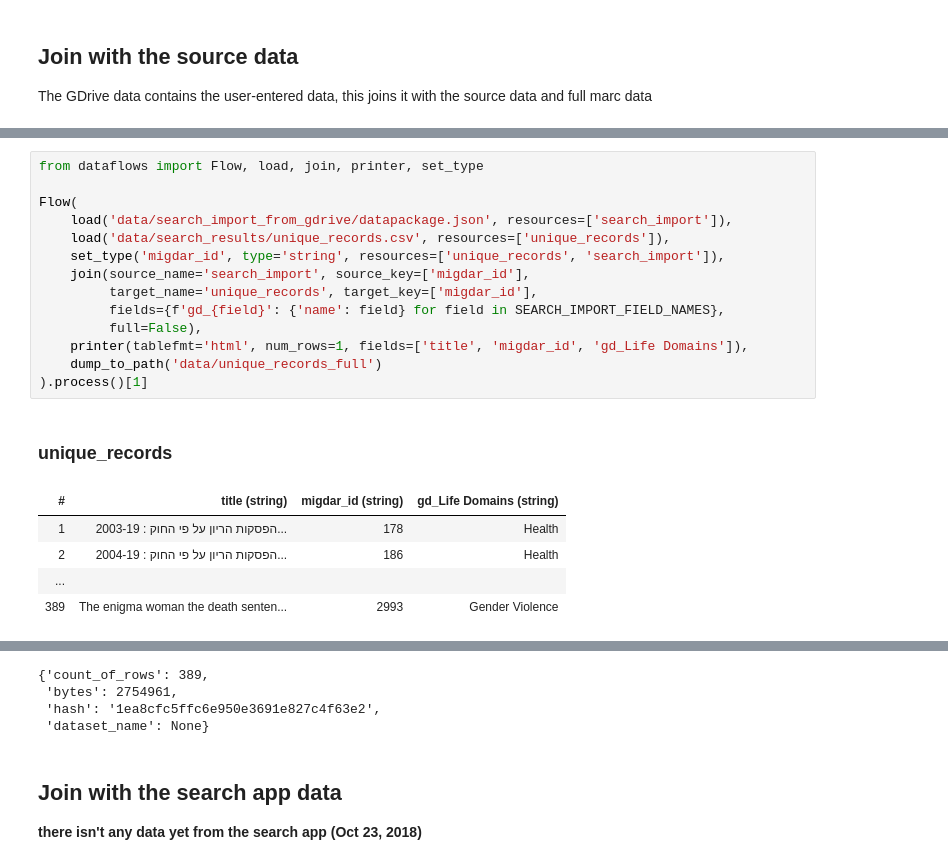
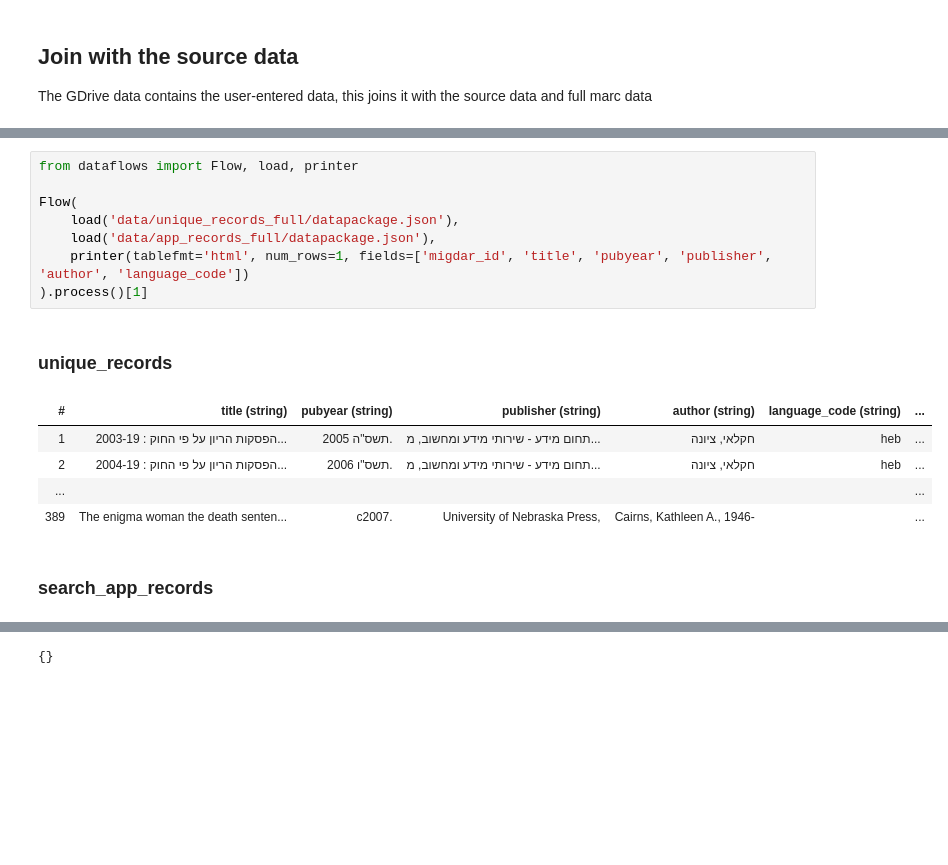
Before and after one commit to hasadna/migdar-data-pipelines, a Jupyter notebook: QUICKSTART.ipynb, the cells around one changed output, grey strips where cells are left out. Drawn from its saved outputs; the diff is of its cells as text; blank space fills up the shorter version.

```diff
--- a/QUICKSTART.ipynb
+++ b/QUICKSTART.ipynb
@@ -176,21 +80,16 @@ The GDrive data contains the user-entered data, this joins it with the source da
 # %%
-from dataflows import Flow, load, join, printer, set_type
+from dataflows import Flow, load, printer
 
 Flow(
-    load('data/search_import_from_gdrive/datapackage.json', resources=['search_import']),
-    load('data/search_results/unique_records.csv', resources=['unique_records']),
-    set_type('migdar_id', type='string', resources=['unique_records', 'search_import']),
-    join(source_name='search_import', source_key=['migdar_id'],
-         target_name='unique_records', target_key=['migdar_id'],
-         fields={f'gd_{field}': {'name': field} for field in SEARCH_IMPORT_FIELD_NAMES},
-         full=False),
-    printer(tablefmt='html', num_rows=1, fields=['title', 'migdar_id', 'gd_Life Domains']),
-    dump_to_path('data/unique_records_full')
+    load('data/unique_records_full/datapackage.json'),
+    load('data/app_records_full/datapackage.json'),
+    printer(tablefmt='html', num_rows=1, fields=['migdar_id', 'title', 'pubyear', 'publisher', 'author', 'language_code'])
 ).process()[1]
 # %% [output]
 unique_records
-| # | title (string) | migdar_id (string) | gd_Life Domains (string) |
-| 1 | הפסקות הריון על פי החוק : 2003-19... | 178 | Health |
-| 2 | הפסקות הריון על פי החוק : 2004-19... | 186 | Health |
-| ... |  |  |  |
-| 389 | The enigma woman the death senten... | 2993 | Gender Violence |
+| # | title (string) | pubyear (string) | publisher (string) | author (string) | language_code (string) | ... |
+| 1 | הפסקות הריון על פי החוק : 2003-19... | תשס"ה 2005. | תחום מידע - שירותי מידע ומחשוב, מ... | חקלאי, ציונה | heb | ... |
+| 2 | הפסקות הריון על פי החוק : 2004-19... | תשס"ו 2006. | תחום מידע - שירותי מידע ומחשוב, מ... | חקלאי, ציונה | heb | ... |
+| ... |  |  |  |  |  | ... |
+| 389 | The enigma woman the death senten... | c2007. | University of Nebraska Press, | Cairns, Kathleen A., 1946- |  | ... |
+search_app_records
@@ -197,8 +97 @@ unique_records
-{'count_of_rows': 389,
- 'bytes': 2754961,
- 'hash': '1ea8cfc5ffc6e950e3691e827c4f63e2',
- 'dataset_name': None}
+{}
-# %% [markdown]
-## Join with the search app data
-
-**there isn't any data yet from the search app (Oct 23, 2018)**
```
Also changed, not shown: parts of 25 cells of this notebook, 22 other files.
